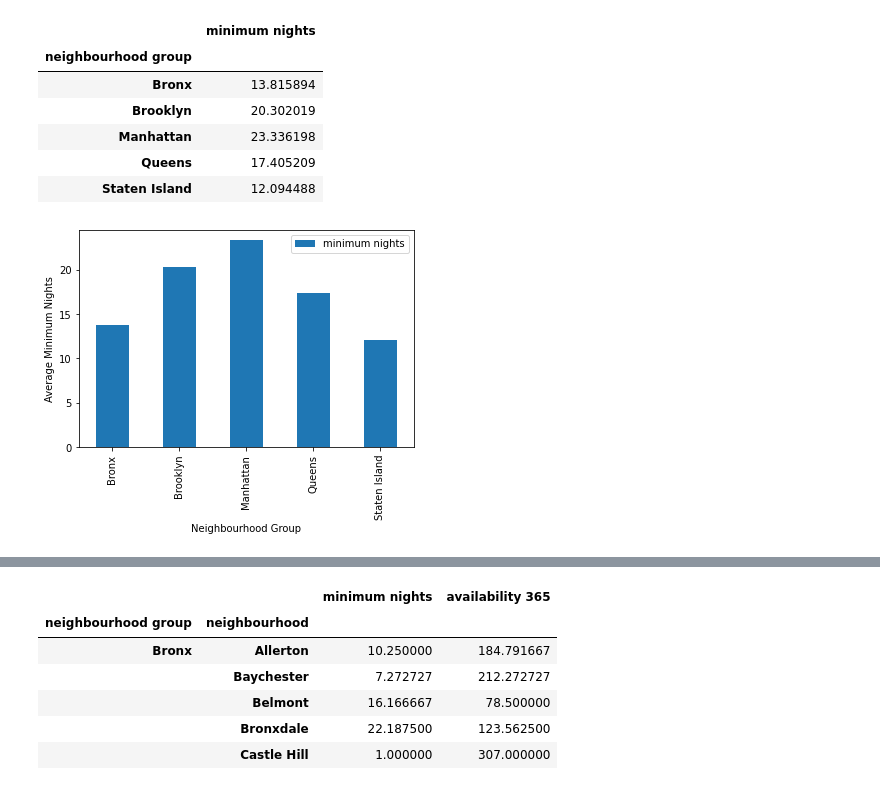
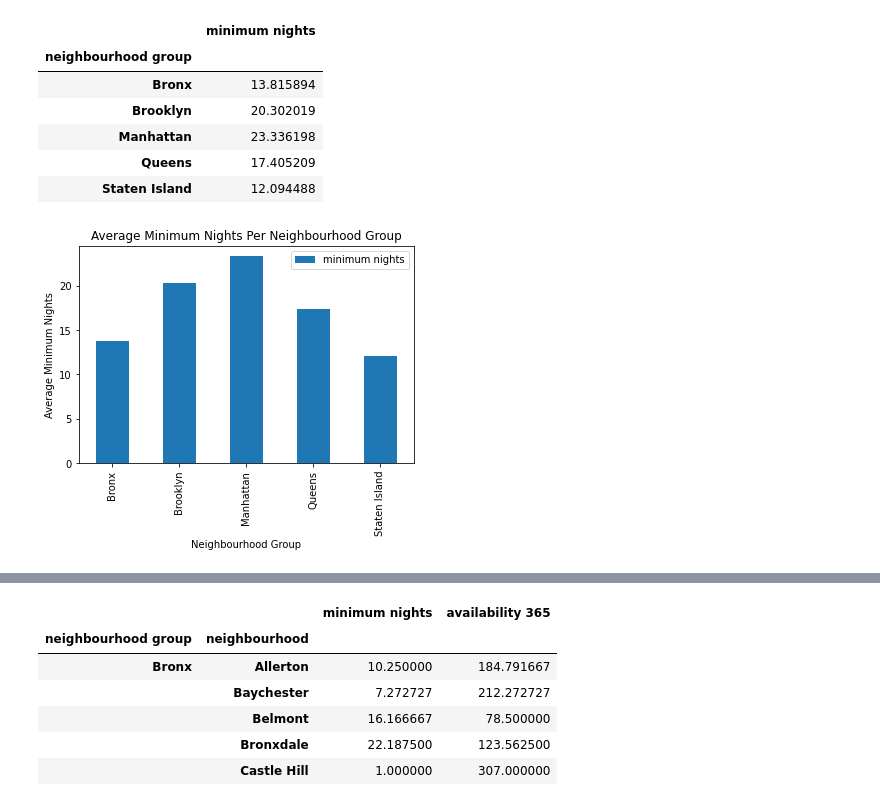
Before and after one commit to MWilliamsDP/ProjectOne, a Jupyter notebook: BookingsPy/Bookings.ipynb, the cells around one changed output, grey strips where cells are left out. Saved outputs shown, nothing was run; the diff lists cells and outputs as text; code cells hidden in the pictures.

Commit message:
Added graphs as pngs to git

```diff
--- a/BookingsPy/Bookings.ipynb
+++ b/BookingsPy/Bookings.ipynb
@@ -148,14 +148,16 @@ airbnb_averages
 | Queens | 17.405209 |
 | Staten Island | 12.094488 |
 # %%
-airbnb_bar = airbnb_averages.plot(kind= 'bar')
+airbnb_bar = airbnb_averages.plot(kind= 'bar', title= "Average Minimum Nights Per Neighbourhood Group")
 
 airbnb_bar.set_xlabel("Neighbourhood Group")
 airbnb_bar.set_ylabel("Average Minimum Nights")
 
+plt.savefig("Average Minimum Nights Per Neighbourhood Group")
+
 plt.show()
 # %% [output]
-[figure, old version]
+[figure, new version]
 # %%
 #Manhattan has the highest average of minimum nights required
 #per stay compared to the rest of major NYC neighbourhood groups.
```
Also changed, not shown: parts of 1 cell of this notebook, 2 other files.
